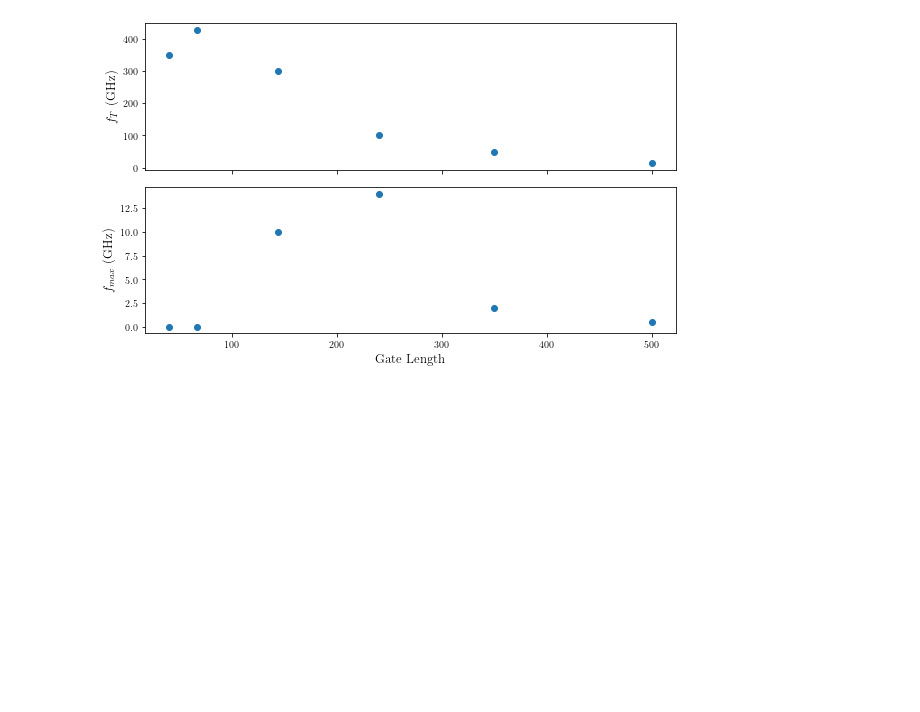
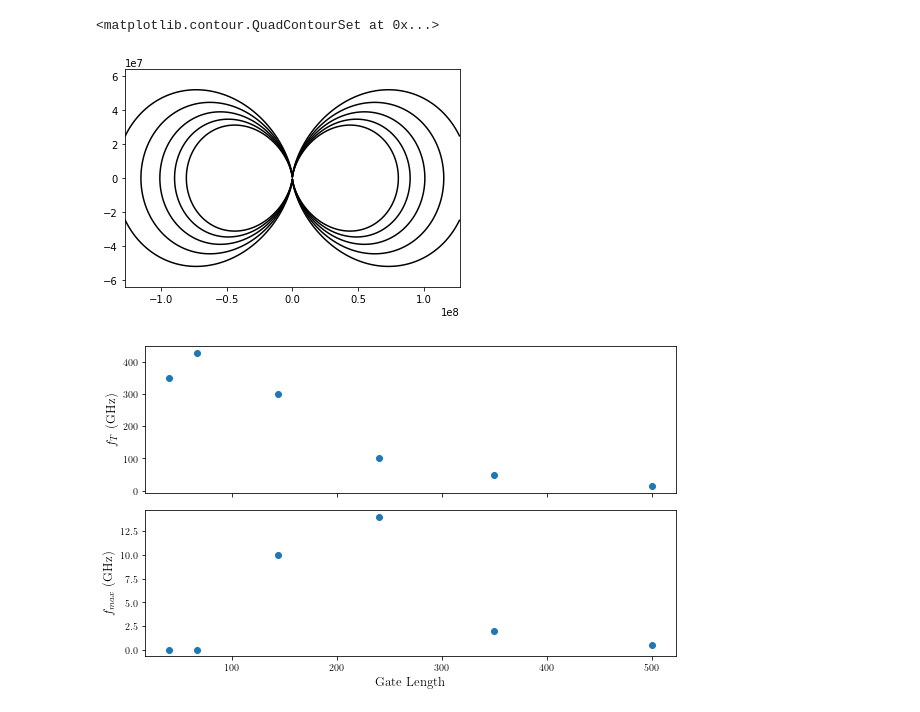
Before and after one commit to AlessandroLodi/DPhil-Thesis-Oxford, a Jupyter notebook: chapter_introduction/frequency_scatter.ipynb, the cells around one changed output. Saved outputs shown, nothing was run; the diff lists cells and outputs as text; code cells hidden in the pictures; blank space fills up the shorter version.

```diff
--- a/chapter_introduction/frequency_scatter.ipynb
+++ b/chapter_introduction/frequency_scatter.ipynb
@@ -2,6 +2,18 @@
 import matplotlib.pyplot as plt
 import numpy as np
 from matplotlib import cm
+# %%
+Re = 6371000
+rho1 = np.linspace(-20*Re, 20*Re, 2000)
+z1 = np.linspace(-10*Re, 10*Re, 2000)
+rho, z = np.meshgrid(rho1, z1)
+Be = 3120*10**(-9)
+r = np.sqrt(rho**2 + z**2)
+F = rho**2*Be*(Re/r)**3
+plt.contour(rho, z, F, [6E6, 7E6, 8E6, 9E6, 1E7], colors = 'k')
+# %% [output]
+<matplotlib.contour.QuadContourSet at 0x...>
+[figure, added]
 # %%
 golden_mean = (np.sqrt(5) - 1) / 2  # Aesthetic ratio
 # fig_width_pt = 246.0  # Columnwidth
```
Also changed, not shown: parts of 1 cell of this notebook, 30 other files.
